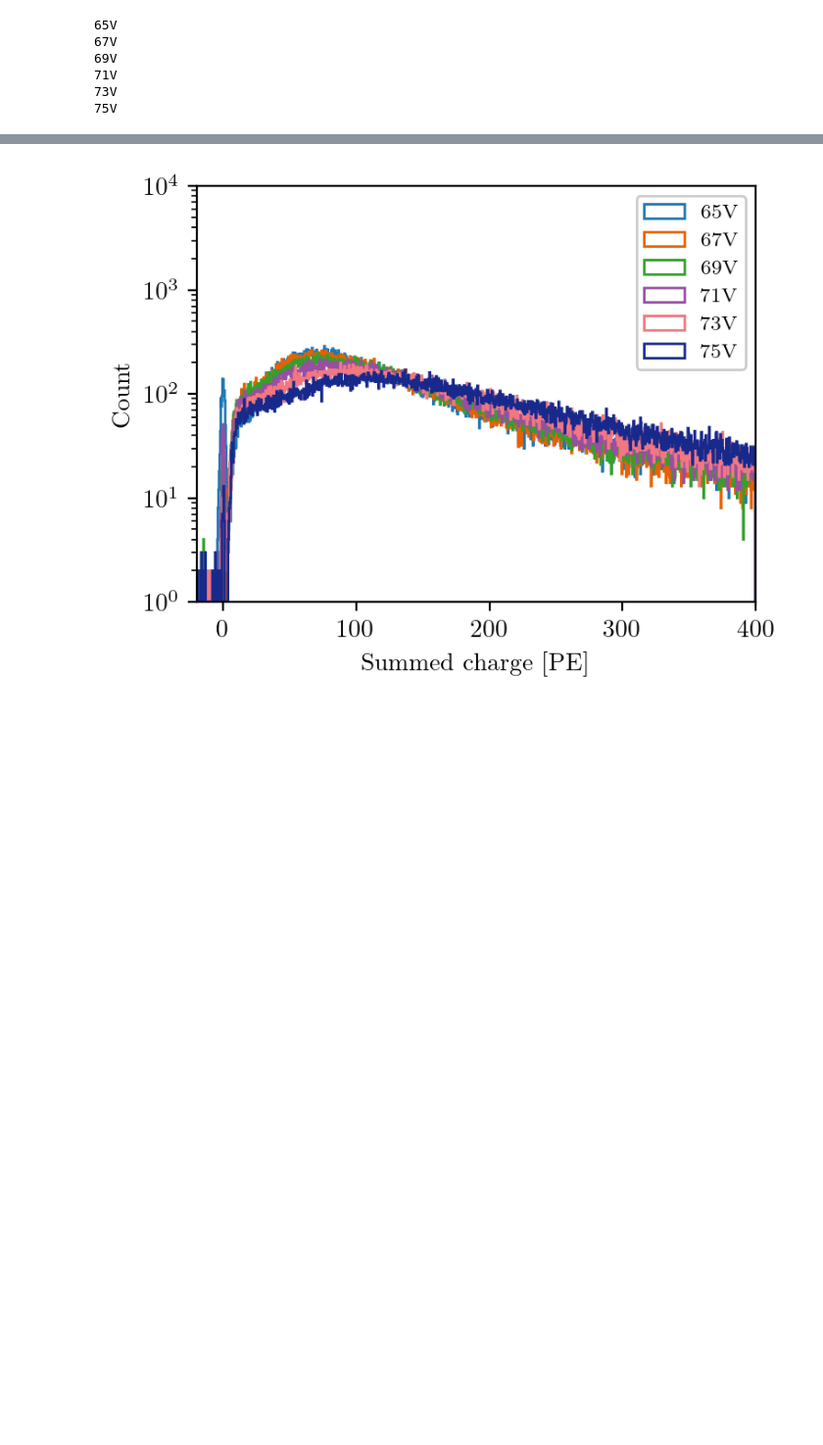
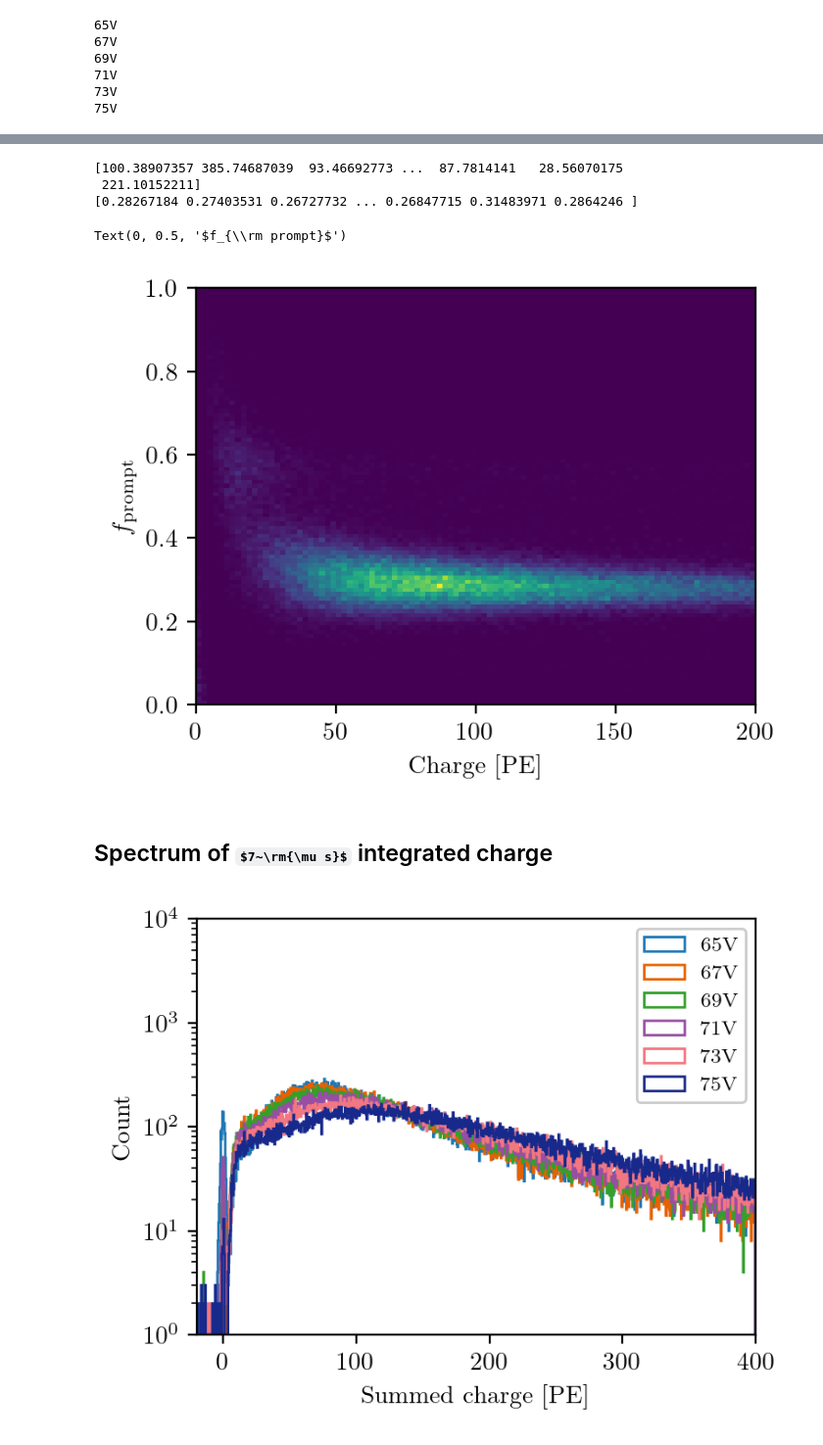
Before and after one commit to darkside-princeton/sipm-analysis, a Jupyter notebook: jupyter/scintillation-allan.ipynb, the cells around one changed output, grey strips where cells are left out. Shown at 98% size. Drawn from its saved outputs; the diff is of its cells as text; code cells hidden in the pictures; some formulas as TeX source; blank space fills up the shorter version.

```diff
--- a/jupyter/scintillation-allan.ipynb
+++ b/jupyter/scintillation-allan.ipynb
@@ -234,8 +240,10 @@ for i,subdir in enumerate(subdir1007):
             data.ch[ch].baseline_subtraction()
             data.ch[ch].get_avgwf()
             data.ch[ch].get_integral(length=7)
+            data.ch[ch].get_prompt_integral(length=0.5)
             data.ch[ch].clear()
     data.get_summed_integral_pe()
+    data.get_fprompt()
     ds1007.append(data)
 # %% [output]
 65V
@@ -247,3 +259,19 @@ for i,subdir in enumerate(subdir1007):
+# %%
+plt.figure(0)
+dset = ds1007[0]
+print(dset.summed_integral_pe)
+print(dset.fprompt)
+plt.hist2d(dset.summed_integral_pe, dset.fprompt, bins=[100,100], range=[[0,200],[0,1]])
+plt.xlabel('Charge [PE]')
+plt.ylabel(r'$f_{\rm prompt}$')
+# %% [output]
+[100.38907357 385.74687039  93.46692773 ...  87.7814141   28.56070175
+ 221.10152211]
+[0.28267184 0.27403531 0.26727732 ... 0.26847715 0.31483971 0.2864246 ]
+Text(0, 0.5, '$f_{\\rm prompt}$')
+[figure, added]
+# %% [markdown]
+## Spectrum of $7~\rm{\mu s}$ integrated charge
 # %%
 xmin = -20
 xmax = 400
```
Also changed, not shown: parts of 7 cells of this notebook, 2 other files.
